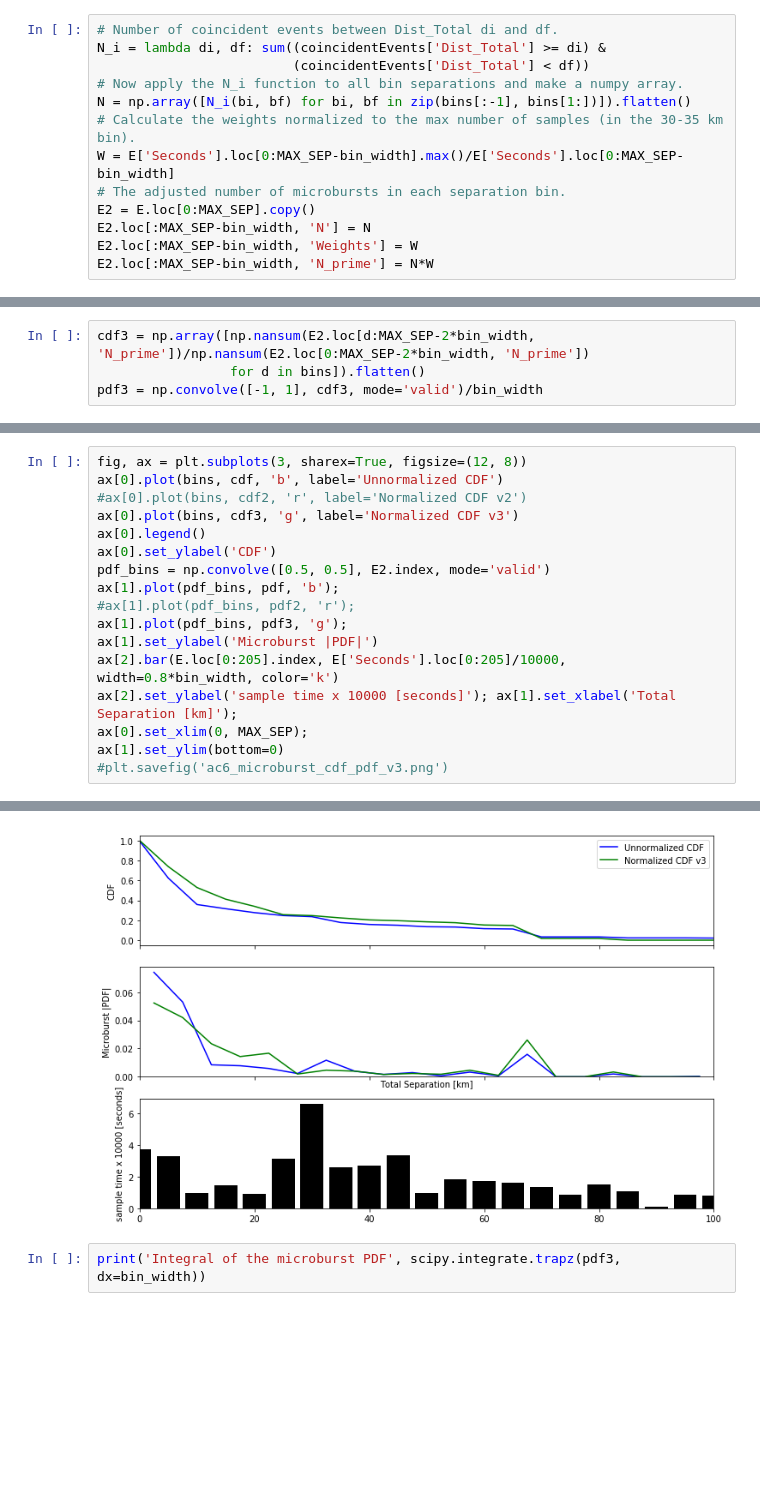
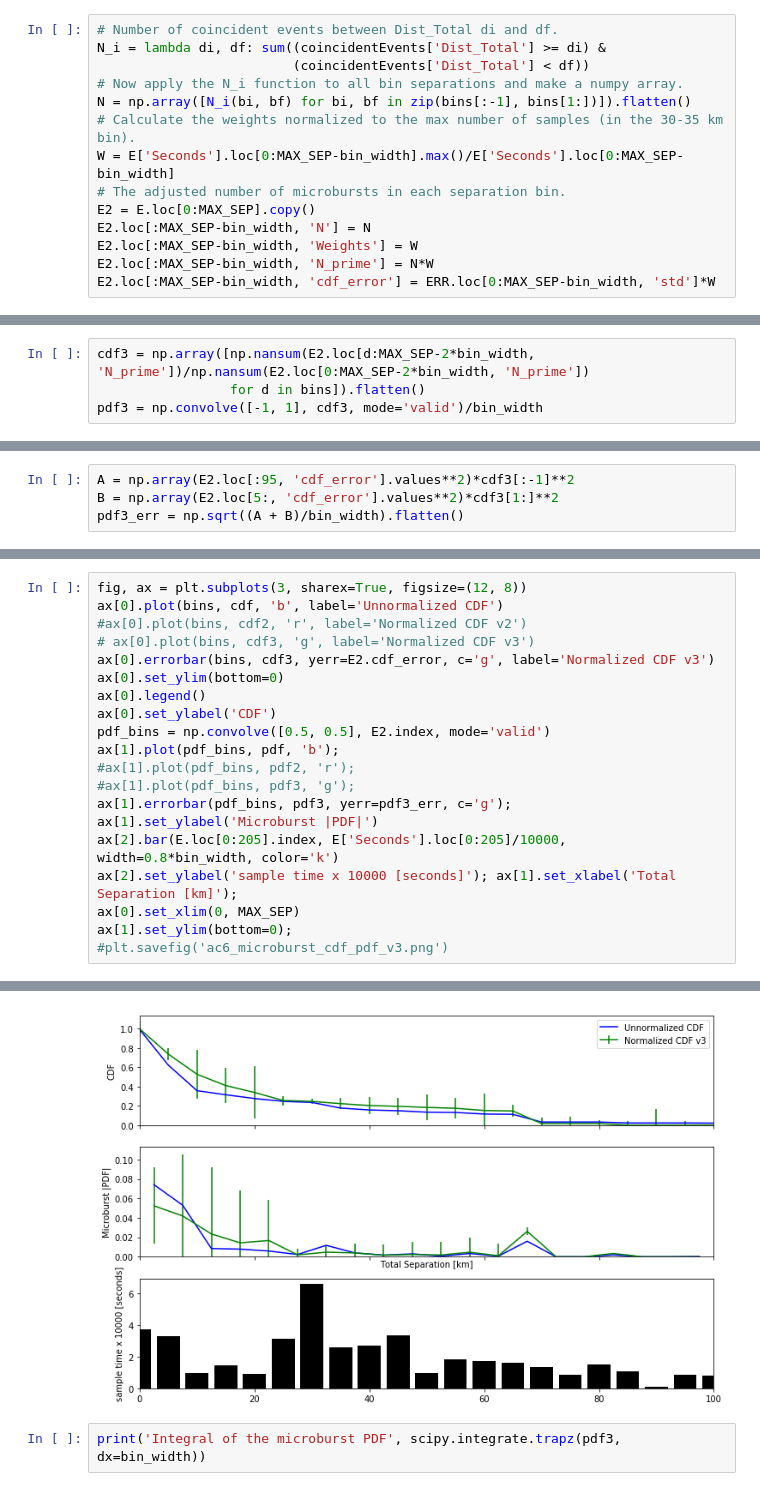
Before and after one commit to mshumko/ac6_microburst_scale_sizes, a Jupyter notebook: stats/microburst_CDF.ipynb, the cells around one changed output, grey strips where cells are left out. Cells and saved outputs as stored; diff of their text form; blank space fills up the shorter version.

Commit message:
Incorporated the errors into the microburst_CDF.
I think the error uncerainty calculation may be wrong.

```diff
--- a/stats/microburst_CDF.ipynb
+++ b/stats/microburst_CDF.ipynb
@@ -253,6 +253,7 @@ E2 = E.loc[0:MAX_SEP].copy()
 E2.loc[:MAX_SEP-bin_width, 'N'] = N
 E2.loc[:MAX_SEP-bin_width, 'Weights'] = W
 E2.loc[:MAX_SEP-bin_width, 'N_prime'] = N*W
+E2.loc[:MAX_SEP-bin_width, 'cdf_error'] = ERR.loc[0:MAX_SEP-bin_width, 'std']*W
 # %%
 E2.head()
 # %% [output]
@@ -271,0 +275,4 @@ pdf3 = np.convolve([-1, 1], cdf3, mode='valid')/bin_width
+# %%
+A = np.array(E2.loc[:95, 'cdf_error'].values**2)*cdf3[:-1]**2
+B = np.array(E2.loc[5:, 'cdf_error'].values**2)*cdf3[1:]**2
+pdf3_err = np.sqrt((A + B)/bin_width).flatten()
@@ -273,17 +287,20 @@ pdf3 = np.convolve([-1, 1], cdf3, mode='valid')/bin_width
 fig, ax = plt.subplots(3, sharex=True, figsize=(12, 8))
 ax[0].plot(bins, cdf, 'b', label='Unnormalized CDF')
 #ax[0].plot(bins, cdf2, 'r', label='Normalized CDF v2')
-ax[0].plot(bins, cdf3, 'g', label='Normalized CDF v3')
+# ax[0].plot(bins, cdf3, 'g', label='Normalized CDF v3')
+ax[0].errorbar(bins, cdf3, yerr=E2.cdf_error, c='g', label='Normalized CDF v3')
+ax[0].set_ylim(bottom=0)
 ax[0].legend()
 ax[0].set_ylabel('CDF')
 pdf_bins = np.convolve([0.5, 0.5], E2.index, mode='valid')
 ax[1].plot(pdf_bins, pdf, 'b');
 #ax[1].plot(pdf_bins, pdf2, 'r');
-ax[1].plot(pdf_bins, pdf3, 'g');
+#ax[1].plot(pdf_bins, pdf3, 'g');
+ax[1].errorbar(pdf_bins, pdf3, yerr=pdf3_err, c='g');
 ax[1].set_ylabel('Microburst |PDF|')
 ax[2].bar(E.loc[0:205].index, E['Seconds'].loc[0:205]/10000, width=0.8*bin_width, color='k')
 ax[2].set_ylabel('sample time x 10000 [seconds]'); ax[1].set_xlabel('Total Separation [km]');
-ax[0].set_xlim(0, MAX_SEP);
-ax[1].set_ylim(bottom=0)
+ax[0].set_xlim(0, MAX_SEP)
+ax[1].set_ylim(bottom=0);
 #plt.savefig('ac6_microburst_cdf_pdf_v3.png')
 # %% [output]
@@ -291,4 +307,4 @@ ax[1].set_ylim(bottom=0)
-[figure, old version]
+[figure, new version]
 # %%
 print('Integral of the microburst PDF', scipy.integrate.trapz(pdf3, dx=bin_width))
 # %% [output]
```
Also changed, not shown: parts of 5 cells of this notebook.
